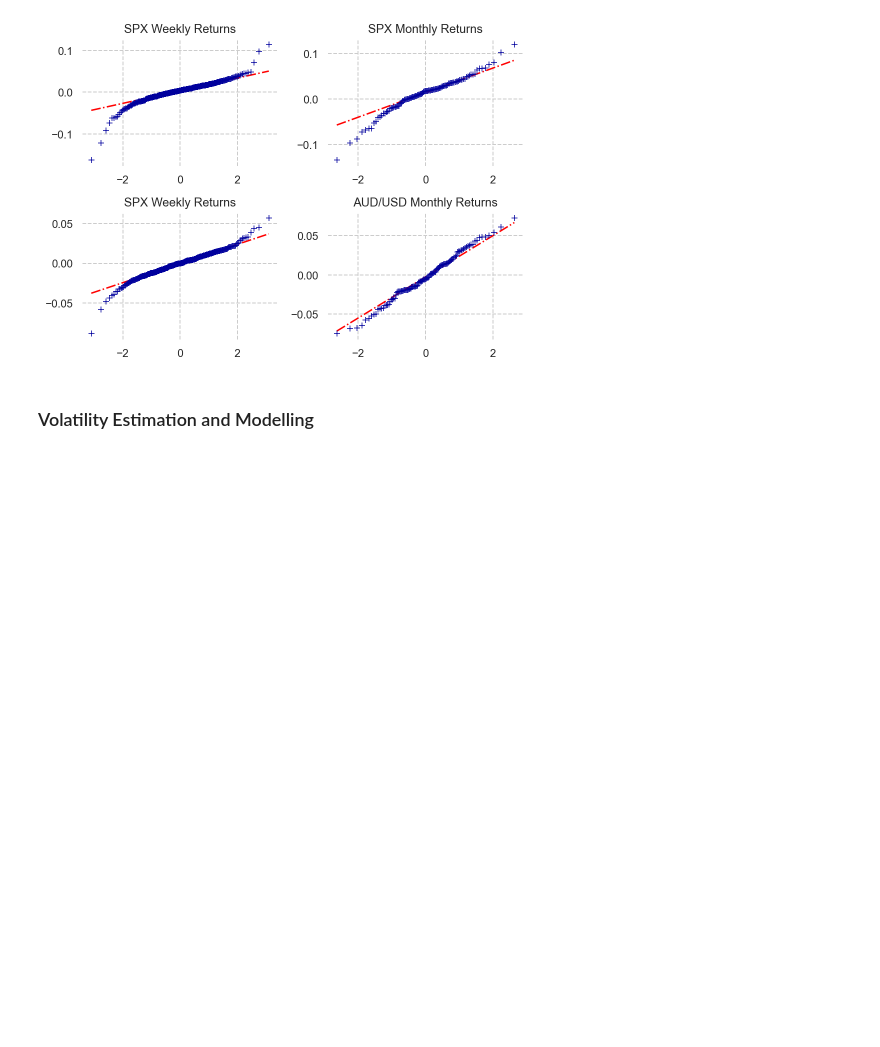
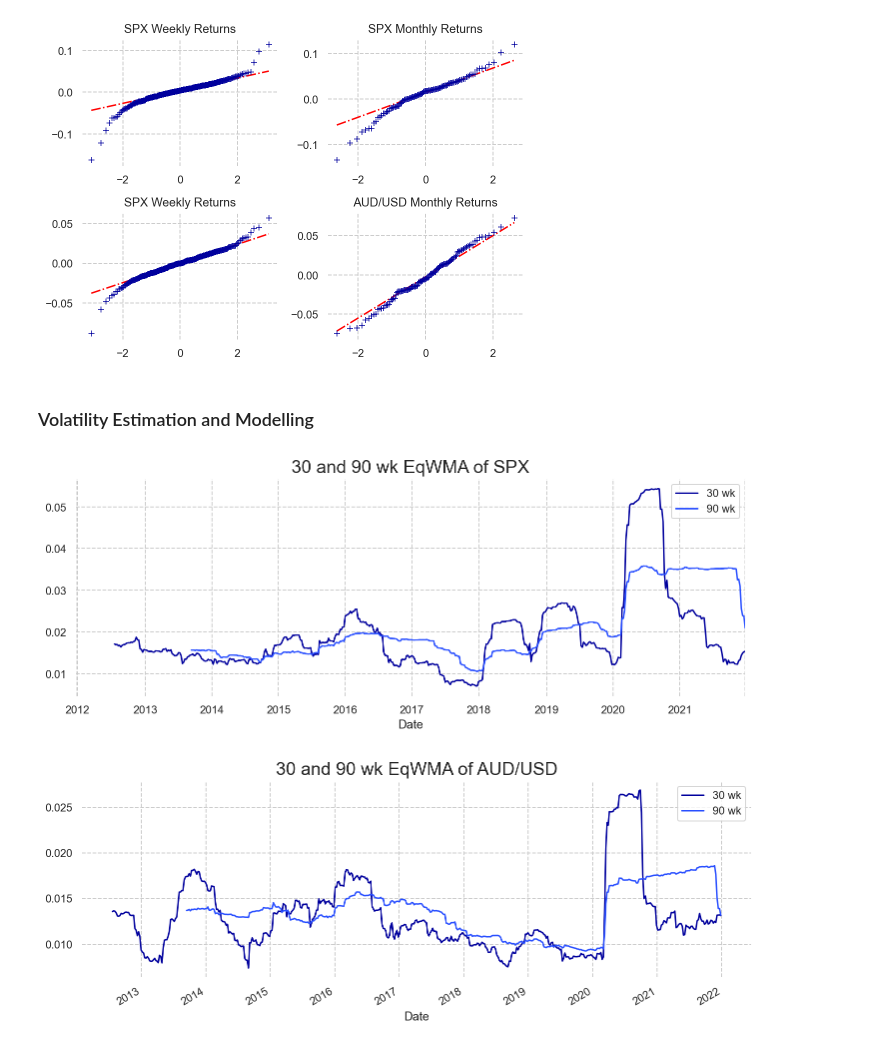
Before and after one commit to Sinbad-The-Sailor/Financial-Mathematics-Notebooks, a Jupyter notebook: volatility_modelling.ipynb, the cells around one changed output. Drawn from its saved outputs; the diff is of its cells as text; code cells hidden in the pictures; blank space fills up the shorter version.

```diff
--- a/volatility_modelling.ipynb
+++ b/volatility_modelling.ipynb
@@ -289,11 +289,27 @@ plt.show()
 [figure]
 # %% [markdown]
 ### Volatility Estimation and Modelling
-# %%
-#EqWMA
-
-def EqWMA(data):
-    window_size = len(data)
-
-    vol_est = 0
-    for i in range(window_size):
+# %%
+def EqWMA(data):
+    return data.std(ddof=0)
+
+fig, ax = plt.subplots()
+spx_weekly_returns.rolling(30).apply(EqWMA).plot(label='30 wk')
+spx_weekly_returns.rolling(90).apply(EqWMA).plot(label='90 wk')
+fig.set_size_inches(12, 4)
+plt.box(False)
+plt.title('30 and 90 wk EqWMA of SPX', fontsize=18)
+plt.legend()
+plt.show()
+
+fig, ax = plt.subplots()
+aud_weekly_returns.rolling(30).apply(EqWMA).plot(label='30 wk')
+aud_weekly_returns.rolling(90).apply(EqWMA).plot(label='90 wk')
+fig.set_size_inches(12, 4)
+plt.box(False)
+plt.title('30 and 90 wk EqWMA of AUD/USD', fontsize=18)
+plt.legend()
+plt.show()
+# %% [output]
+[figure, added]
+[figure, added]
```
Also changed, not shown: parts of 6 cells of this notebook.
